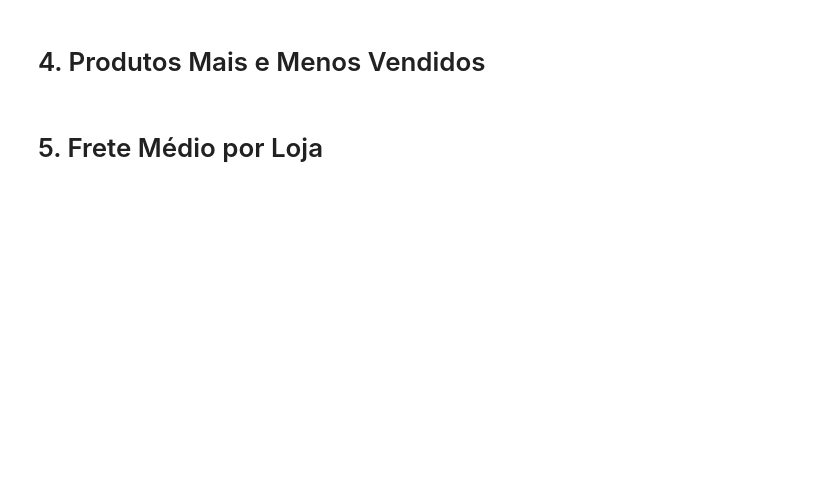
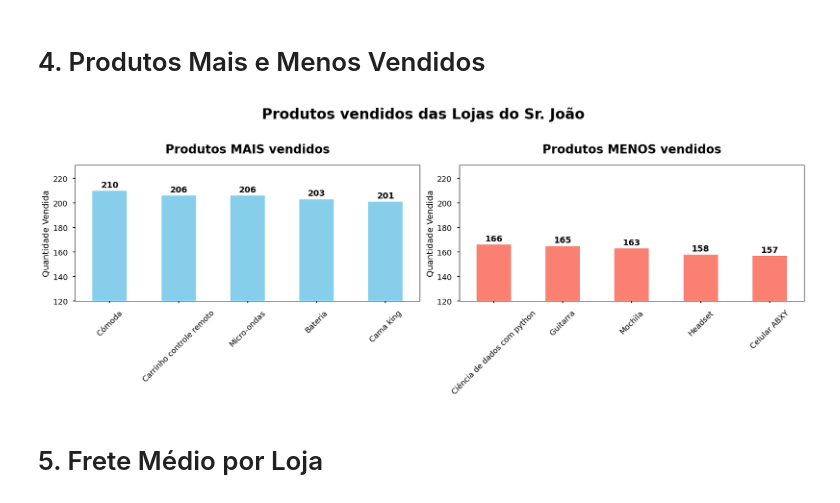
Before and after one commit to ivanjrinacio/Challenger_Alura_Store, a Jupyter notebook: AluraStoreBr.ipynb, the cells around one changed output. Cells and saved outputs as stored; diff of their text form; code cells hidden in the pictures; blank space fills up the shorter version.

```diff
--- a/AluraStoreBr.ipynb
+++ b/AluraStoreBr.ipynb
@@ -179,4 +217,56 @@ plt.subplots_adjust(
 # %% [markdown]
 # 4. Produtos Mais e Menos Vendidos
+# %%
+## Criando lista da coluna produtos de todas as lojas
+lista_produtos = [loja['Produto'],
+                  loja2['Produto'],
+                  loja3['Produto'],
+                  loja4['Produto']
+                  ]
+
+## Concatenando as listas
+lista_unica = pd.concat(lista_produtos, ignore_index = True)
+
+## Armazenando em variáveis os cinco produtos mais e menos vendidos
+produtos_mais_vendidos = lista_unica.value_counts().head(5)
+produtos_menos_vendidos = lista_unica.value_counts().tail(5)
+
+plt.style.use('seaborn-v0_8-talk')
+
+## Criando a figura (dois gráficos na mesma dimensão)
+fig, axs = plt.subplots(nrows=1, ncols=2, figsize=(18, 7))
+fig.suptitle('Produtos vendidos das Lojas do Sr. João',
+             fontsize = 24,
+             fontweight = 'bold')
+
+## Definindo o tipo de gráfico
+produtos_mais_vendidos.plot(kind='bar', ax=axs[0], color='skyblue')
+
+axs[0].set_title('Produtos MAIS vendidos',
+                 fontsize = 20,
+                 fontweight = 'bold',
+                 pad = 20)
+axs[0].set_ylabel('Quantidade Vendida')
+axs[0].set_xlabel('') ## retirar a label de x
+axs[0].tick_params(axis='x', rotation=45)
+axs[0].bar_label(axs[0].containers[0], fontsize=14, fontweight='bold', padding=3) ## add a contagem em cima das barras
+axs[0].set_ylim(120, produtos_mais_vendidos.max() * 1.1)
+
+produtos_menos_vendidos.plot(kind='bar', ax=axs[1], color='salmon')
+
+axs[1].set_title('Produtos MENOS vendidos',
+                 fontsize = 20,
+                 fontweight = 'bold',
+                 pad = 20
+                 )
+axs[1].set_ylabel('Quantidade Vendida')
+axs[1].set_xlabel('')
+axs[1].tick_params(axis='x', rotation=45)
+axs[1].bar_label(axs[1].containers[0], fontsize=14, fontweight='bold', padding=3)
+axs[1].set_ylim(120, produtos_mais_vendidos.max() * 1.1)
+
+plt.tight_layout(rect=[0, 0, 1, 0.95])
+# %% [output]
+[figure, added]
 # %% [markdown]
 # 5. Frete Médio por Loja
```
Also changed, not shown: parts of 4 cells of this notebook.
